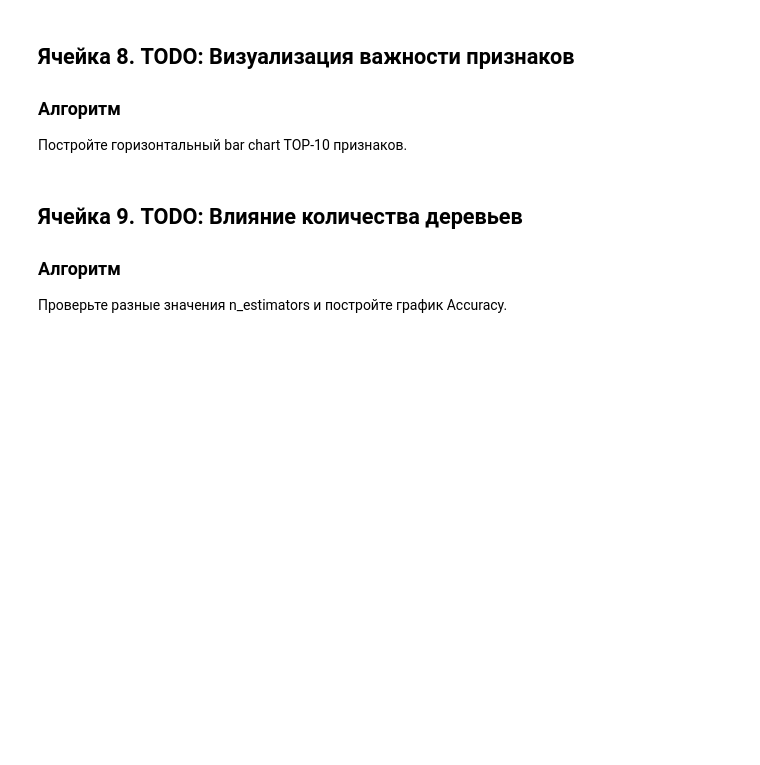
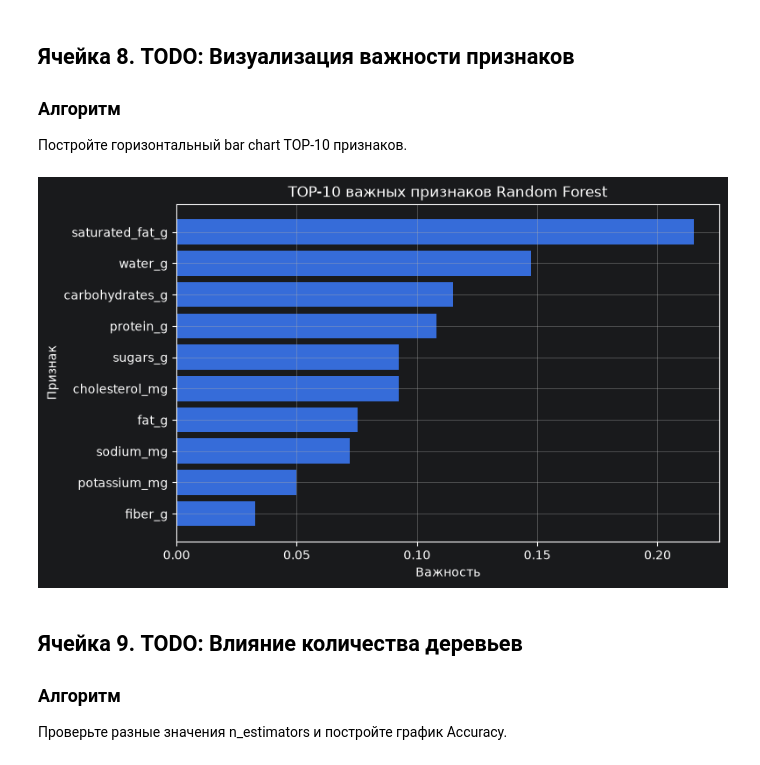
Before and after one commit to FelixTheCatW/study-ml, a Jupyter notebook: src/notebooks/block7_lesson08_random_forest_todo.ipynb, the cells around one changed output. Saved outputs shown, nothing was run; the diff lists cells and outputs as text; code cells hidden in the pictures; blank space fills up the shorter version.

```diff
--- a/src/notebooks/block7_lesson08_random_forest_todo.ipynb
+++ b/src/notebooks/block7_lesson08_random_forest_todo.ipynb
@@ -130,4 +202,18 @@ git push -u origin feature/block7-lesson08-random-forest
 
 Обучите RandomForestClassifier и посчитайте Accuracy.
 # %%
-# TODO: выполните самостоятельно задание ячейки 5
+forest_model = RandomForestClassifier(
+    n_estimators=100,
+    max_depth=10,
+    random_state=42
+)
+
+forest_model.fit(X_train, y_train)
+
+forest_pred = forest_model.predict(X_test)
+
+forest_accuracy = accuracy_score(y_test, forest_pred)
+
+print("Random Forest Accuracy:", forest_accuracy)
+
+assert forest_accuracy > 0.8
@@ -146,4 +258,16 @@ git push -u origin feature/block7-lesson08-random-forest
 
 Получите feature_importances_ и создайте таблицу TOP признаков.
 # %%
-# TODO: выполните самостоятельно задание ячейки 7
+feature_importance = pd.DataFrame({
+    "feature": X.columns,
+    "importance": forest_model.feature_importances_
+})
+
+feature_importance = feature_importance.sort_values(
+    by="importance",
+    ascending=False
+)
+
+display(feature_importance.head(10))
+
+assert feature_importance["importance"].sum() > 0.99
@@ -154,7 +290,19 @@ git push -u origin feature/block7-lesson08-random-forest
 
 Постройте горизонтальный bar chart TOP-10 признаков.
 # %%
-# TODO: выполните самостоятельно задание ячейки 8
+top_features = feature_importance.head(10).sort_values("importance")
+
+plt.figure(figsize=(8, 5))
+plt.barh(top_features["feature"], top_features["importance"])
+plt.title("TOP-10 важных признаков Random Forest")
+plt.xlabel("Важность")
+plt.ylabel("Признак")
+plt.grid(True)
+plt.show()
+
+assert len(top_features) == 10
+# %% [output]
+[figure, added]
 # %% [markdown]
 ## Ячейка 9. TODO: Влияние количества деревьев
 
```
Also changed, not shown: parts of 9 cells of this notebook.
